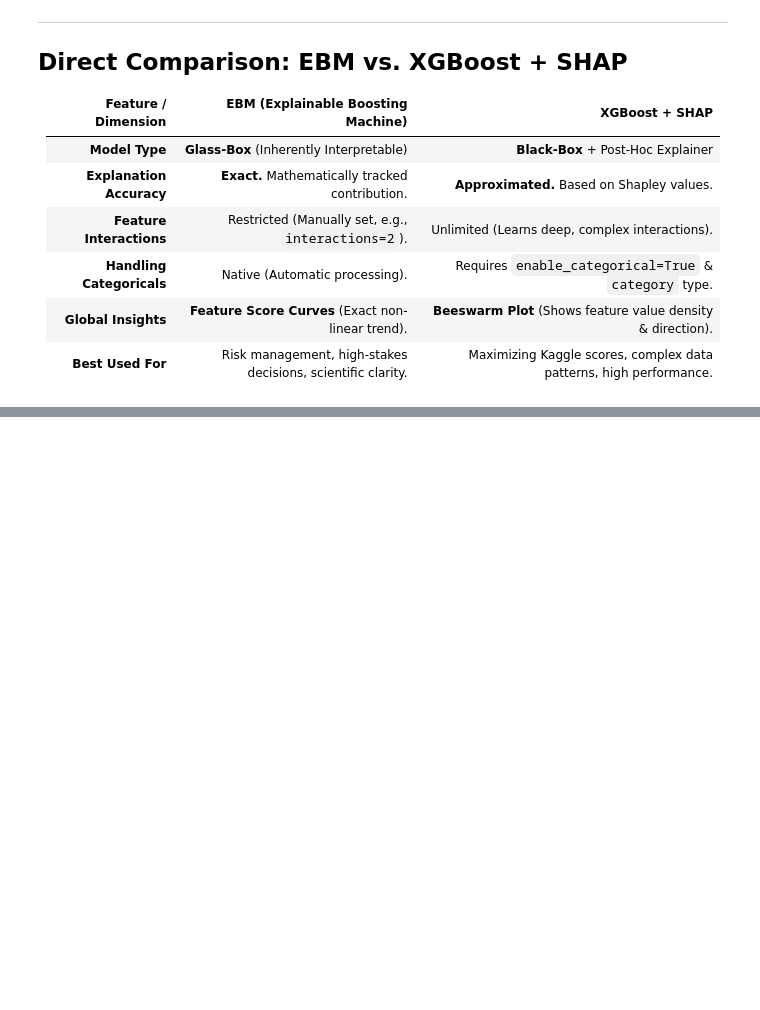
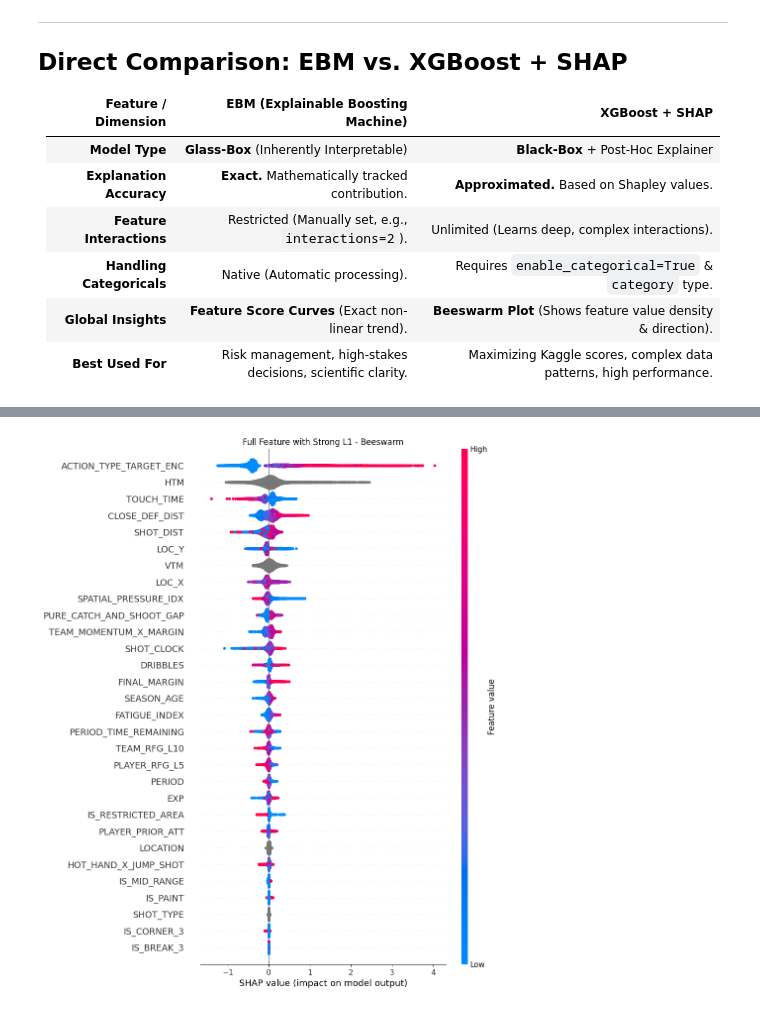
Before and after one commit to lhwbenjamin/nba-shot-analytics, a Jupyter notebook: model_benchmarks.ipynb, the cells around one changed output, grey strips where cells are left out. Cells and saved outputs as stored; diff of their text form; code cells hidden in the pictures; blank space fills up the shorter version.

Commit message:
fix: update xgboost benchmarks with new variables, correct splitting leakage, and refresh plots

```diff
--- a/model_benchmarks.ipynb
+++ b/model_benchmarks.ipynb
@@ -310,0 +231,89 @@ print("==================================================")
+# %%
+import xgboost as xgb
+import shap
+import pandas as pd
+import numpy as np
+import matplotlib.pyplot as plt
+from sklearn.metrics import accuracy_score, roc_auc_score, log_loss
+
+base_cols = [
+    'HTM', 'VTM', 'LOCATION', 'PERIOD', 'PERIOD_TIME_REMAINING', 'FINAL_MARGIN', 'SHOT_CLOCK',
+    'DRIBBLES', 'TOUCH_TIME', 'CLOSE_DEF_DIST', 'SHOT_DIST', 'SHOT_TYPE',
+    'SEASON_AGE', 'EXP', 'PLAYER_PRIOR_ATT', 'PLAYER_RFG_L5', 'TEAM_RFG_L10',
+    'IS_RESTRICTED_AREA', 'IS_PAINT', 'IS_MID_RANGE', 'IS_BREAK_3', 'IS_CORNER_3',
+    'LOC_X', 'LOC_Y'
+]
+
+additional_cols = [
+    'HOT_HAND_X_JUMP_SHOT', 'FATIGUE_INDEX',
+    'TEAM_MOMENTUM_X_MARGIN', 'SPATIAL_PRESSURE_IDX', 'PURE_CATCH_AND_SHOOT_GAP'
+]
+
+feature_list = base_cols + additional_cols + ['ACTION_TYPE']
+
+
+
+split_idx = int(len(data) * 0.80)
+train_df = data.iloc[:split_idx].copy()
+test_df = data.iloc[split_idx:].copy()
+
+target_col = 'SHOT_MADE_FLAG'
+y_train = train_df[target_col].values
+y_test = test_df[target_col].values
+
+X_train = train_df[feature_list].copy()
+X_test = test_df[feature_list].copy()
+
+action_type_means = train_df.groupby('ACTION_TYPE')[target_col].mean()
+global_mean = train_df[target_col].mean()
+
+X_train['ACTION_TYPE_TARGET_ENC'] = train_df['ACTION_TYPE'].map(action_type_means).fillna(global_mean)
+X_test['ACTION_TYPE_TARGET_ENC'] = test_df['ACTION_TYPE'].map(action_type_means).fillna(global_mean)
+
+X_train = X_train.drop(columns=['ACTION_TYPE'])
+X_test = X_test.drop(columns=['ACTION_TYPE'])
+
+
+for col in X_train.select_dtypes(include=['object']).columns:
+    X_train[col] = X_train[col].astype('category')
+    X_test[col] = X_test[col].astype('category')
+
+model = xgb.XGBClassifier(
+    n_estimators=100,
+    max_depth=5,
+    random_state=42,
+    enable_categorical=True,
+    n_jobs=-1,
+    eval_metric='logloss',
+    reg_alpha=5.0,
+    reg_lambda=0.0
+)
+model.fit(X_train, y_train)
+
+y_pred = model.predict(X_test)
+y_prob = model.predict_proba(X_test)[:, 1]
+acc = accuracy_score(y_test, y_pred)
+auc = roc_auc_score(y_test, y_prob)
+logloss = log_loss(y_test, y_prob)
+
+
+explainer = shap.TreeExplainer(model)
+shap_values = explainer(X_test)
+plt.figure()
+shap.plots.beeswarm(shap_values, max_display=30, show=False)
+plt.title("Full Feature with Strong L1 - Beeswarm")
+plt.show()
+
+plt.figure()
+shap.plots.bar(shap_values, max_display=35, show=False)
+plt.title("Full Feature with Strong L1 - Feature Importance Bar")
+plt.show()
+
+print("\n【XGBoost Model Performance】")
+print("==================================================")
+print(f" 1. Classification Accuracy: {acc:.2%}")
+print(f" 2. Area Under ROC (ROC-AUC): {auc:.4f}  (Core Metric: Measures contextual basketball intuition)")
+print(f" 3. Logarithmic Loss (LogLoss): {logloss:.4f}  (Lower values indicate higher precision)")
+print("==================================================")
+# %% [output]
+[figure, added]
```
Also changed, not shown: parts of 6 cells of this notebook, 2 other files.
